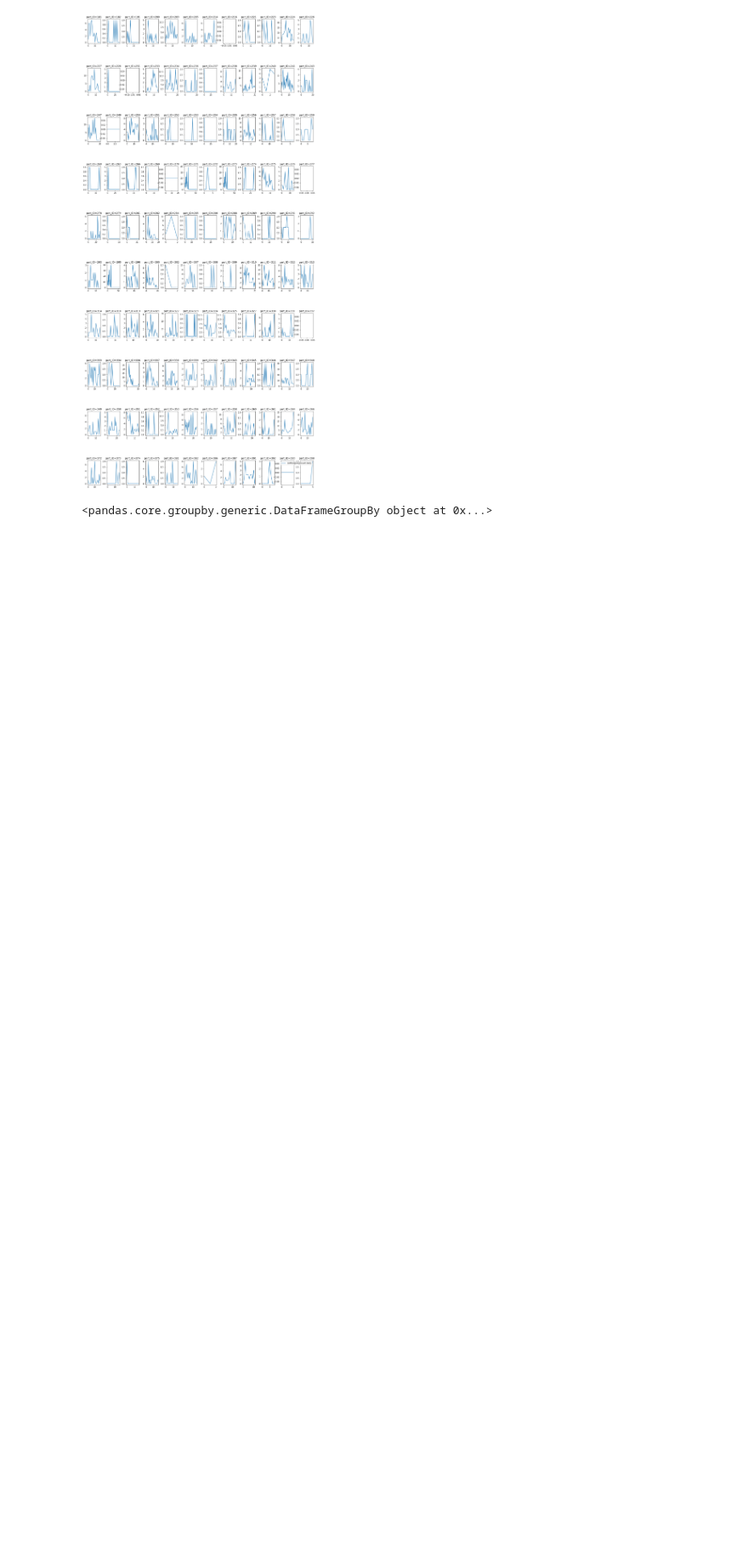
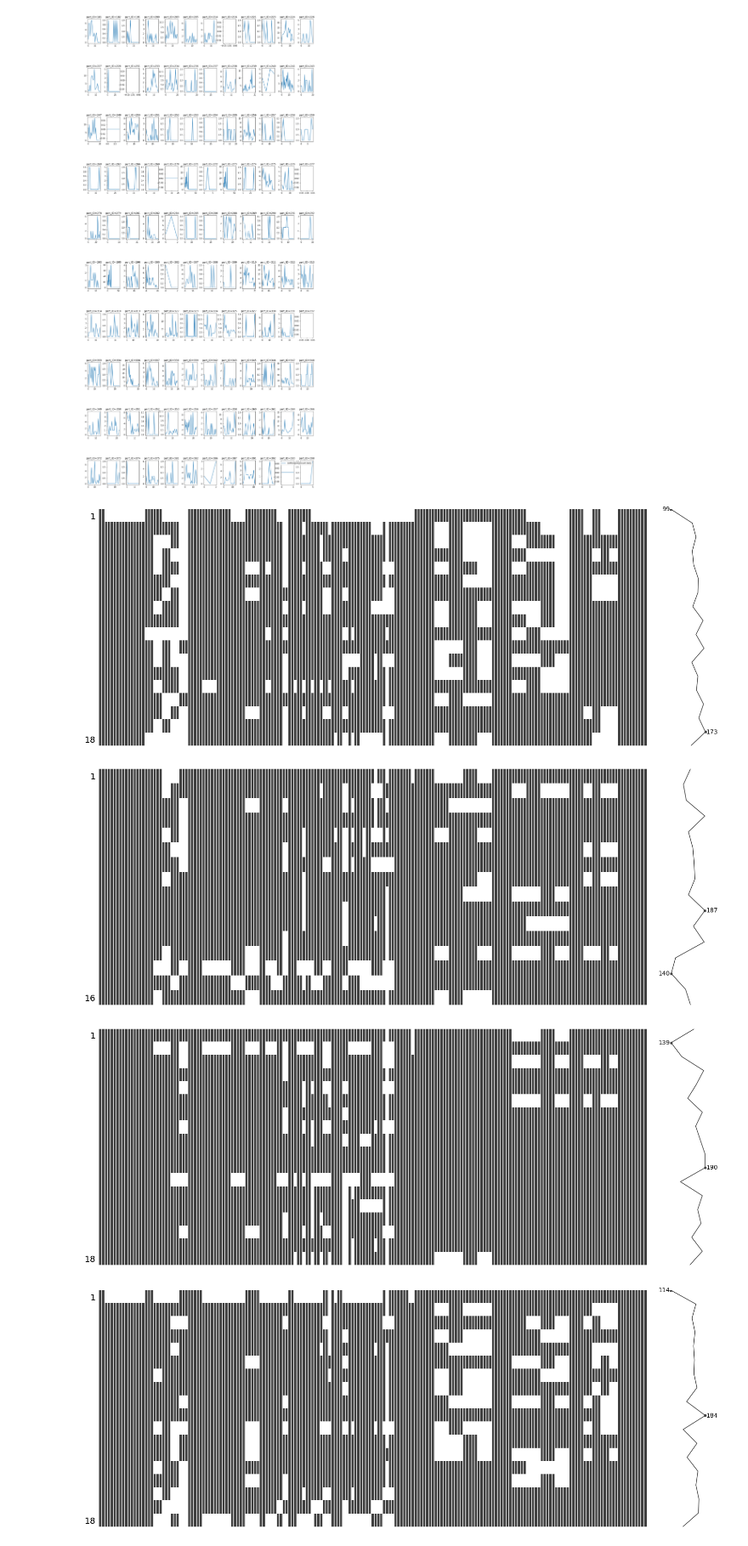
Before and after one commit to madkehl/distributions_aapecs, a Jupyter notebook: testing.ipynb, the cells around one changed output. Shown at 85% size. Drawn from its saved outputs; the diff is of its cells as text; code cells hidden in the pictures; blank space fills up the shorter version.

```diff
--- a/testing.ipynb
+++ b/testing.ipynb
@@ -1,6 +1,7 @@
 # %%
 import pandas as pd
 import matplotlib.pyplot as plt
+import missingno as msno
 
 
 def plot_subplots(df, column):
@@ -18,6 +19,17 @@ def plot_subplots(df, column):
     ax.legend()
     plt.subplots_adjust(left=0.125, bottom=0.1, right=0.9, top=0.9, wspace=0.5, hspace=0.2)
     plt.show()
+
+def plot_missingness(df):
+    grouped = df.groupby('participantID')
+
+    targets = zip(grouped.groups.keys(), axs.flatten())
+    for i, (key, ax) in enumerate(targets):
+        group = grouped.get_group(key)
+        group = group.reset_index(drop = True)
+        msno.matrix(group)
+        if i > 18:
+            return
 # %%
 df = pd.read_csv('c:/users/madke/downloads/9-8_aware_personality - 9-8_aware_personality.csv', index_col = 0)
 # %%
@@ -45,7 +57,10 @@ Psychoticism
 plot_subplots(df, 'callOutgoingCount.daily')
 # %% [output]
 [figure]
-# %%
-grouped
-# %% [output]
-<pandas.core.groupby.generic.DataFrameGroupBy object at 0x...>
+# %%
+plot_missingness(df)
+# %% [output]
+[figure, added]
+[figure, added]
+[figure, added]
+[figure, added]
```
Also changed, not shown: parts of 1 cell of this notebook, 1 other file.
